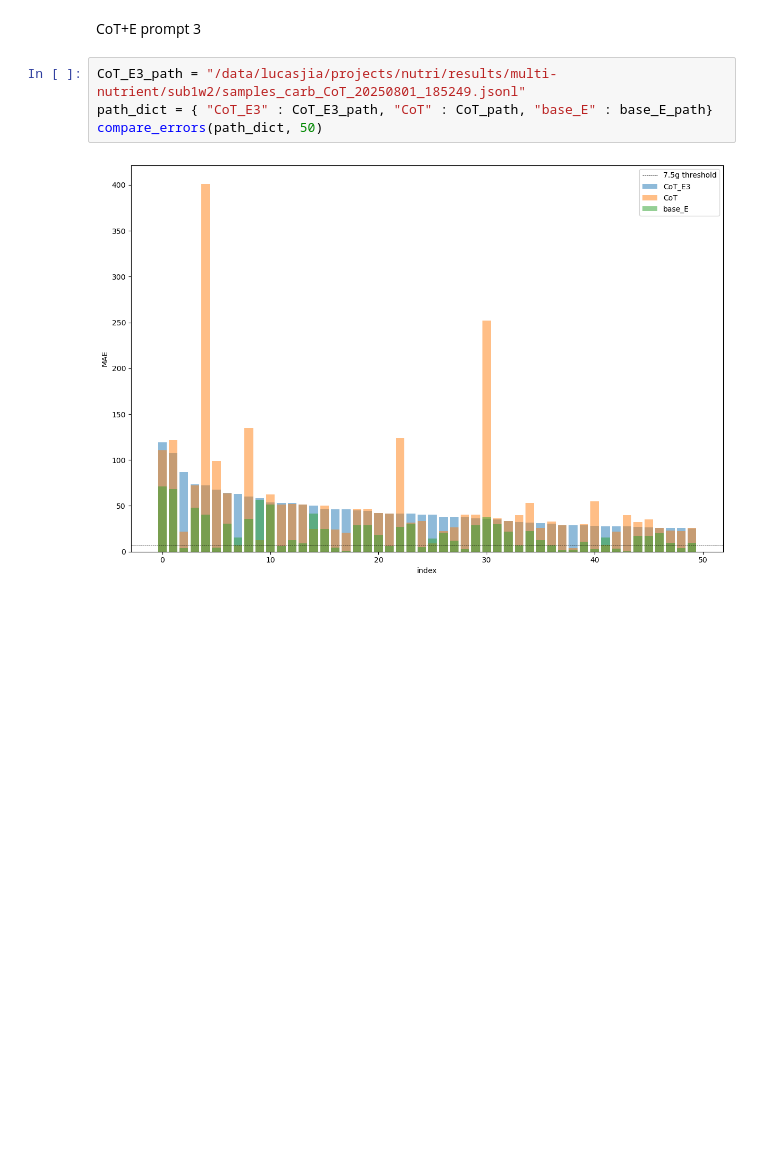
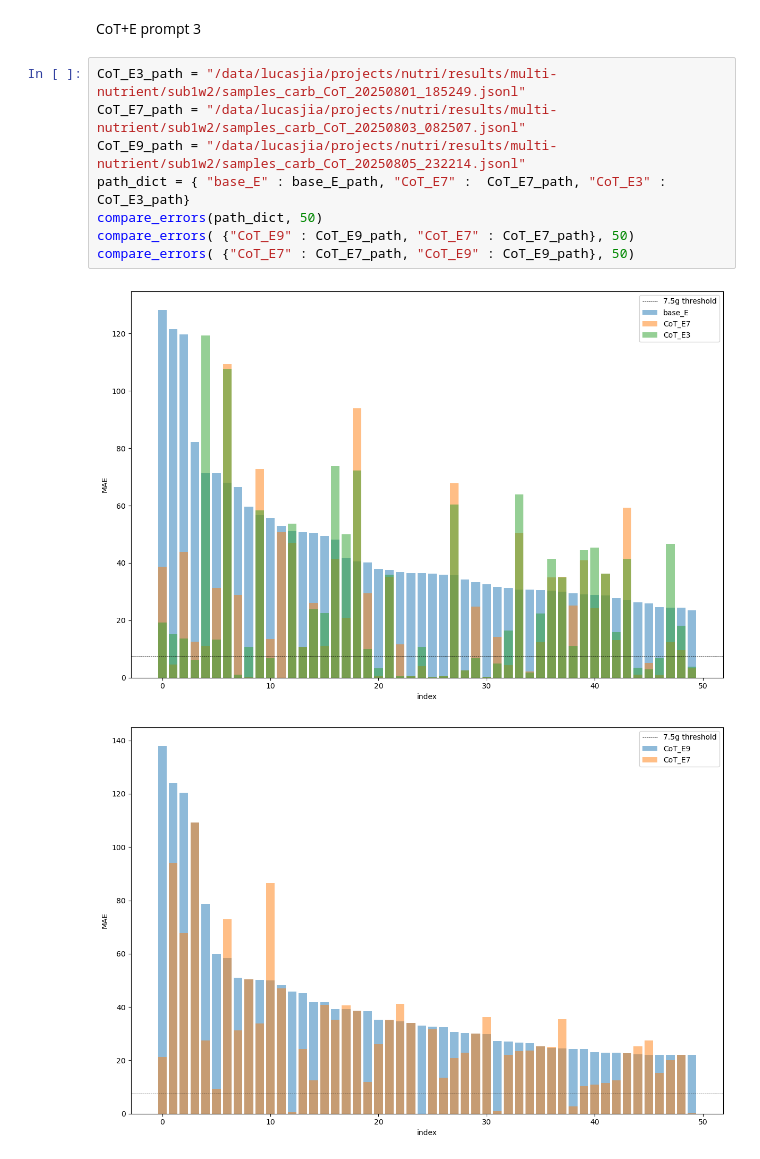
Before and after one commit to lucasjia05/nutri, a Jupyter notebook: src/notebooks/context.ipynb, the cells around one changed output. Drawn from its saved outputs; the diff is of its cells as text; blank space fills up the shorter version.

```diff
--- a/src/notebooks/context.ipynb
+++ b/src/notebooks/context.ipynb
@@ -60,7 +56,12 @@ bar_plot_errors(t25_base_E, ["base_E", "base", "CoT_E"])
 CoT+E prompt 3
 # %%
 CoT_E3_path = "/data/lucasjia/projects/nutri/results/multi-nutrient/sub1w2/samples_carb_CoT_20250801_185249.jsonl"
-path_dict = { "CoT_E3" : CoT_E3_path, "CoT" : CoT_path, "base_E" : base_E_path}
+CoT_E7_path = "/data/lucasjia/projects/nutri/results/multi-nutrient/sub1w2/samples_carb_CoT_20250803_082507.jsonl"
+CoT_E9_path = "/data/lucasjia/projects/nutri/results/multi-nutrient/sub1w2/samples_carb_CoT_20250805_232214.jsonl"
+path_dict = { "base_E" : base_E_path, "CoT_E7" :  CoT_E7_path, "CoT_E3" : CoT_E3_path}
 compare_errors(path_dict, 50)
+compare_errors( {"CoT_E9" : CoT_E9_path, "CoT_E7" : CoT_E7_path}, 50)
+compare_errors( {"CoT_E7" : CoT_E7_path, "CoT_E9" : CoT_E9_path}, 50)
 # %% [output]
-[figure, old version]
+[figure, new version]
+[figure, added]
```
Also changed, not shown: parts of 6 cells of this notebook, 31 other files.
